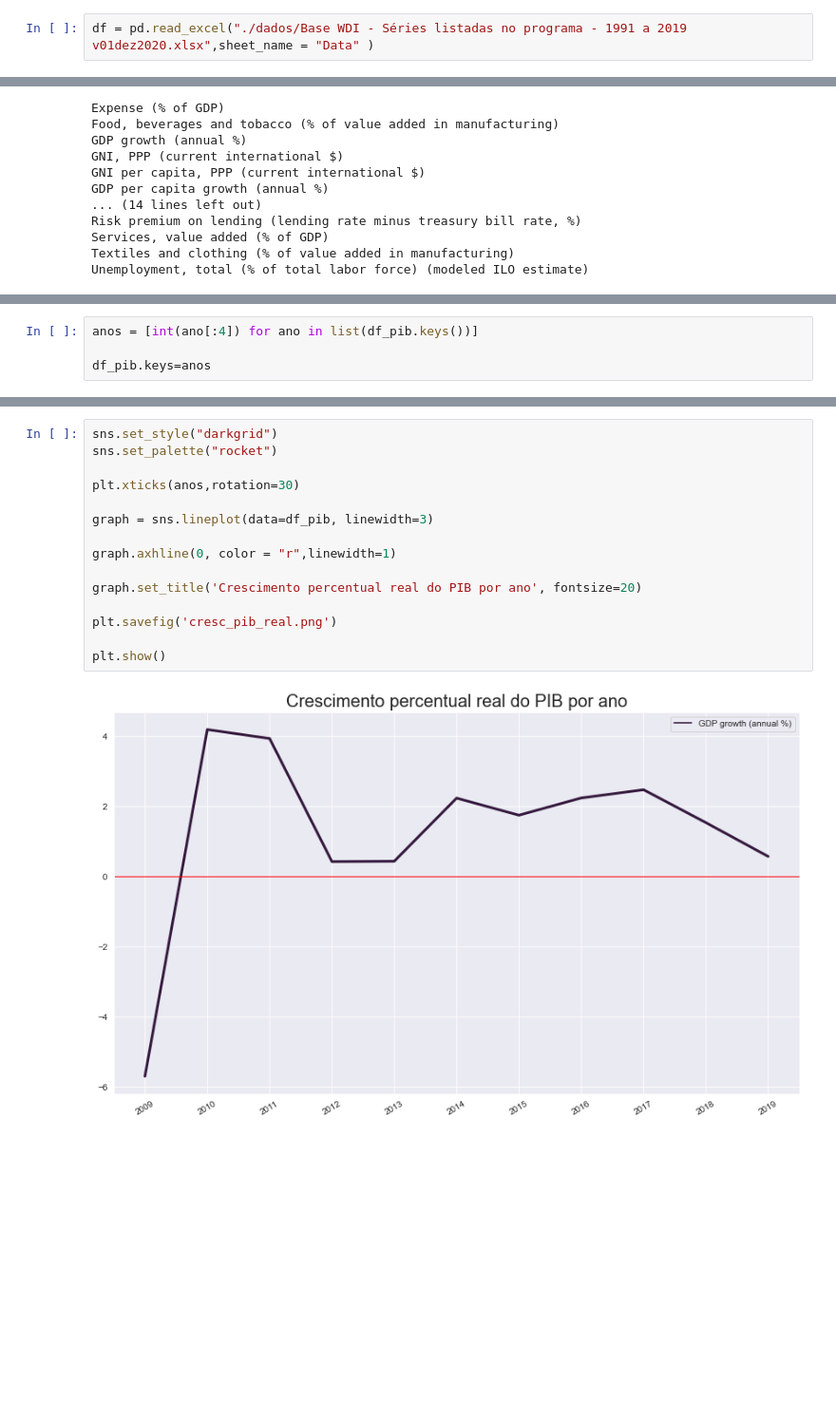
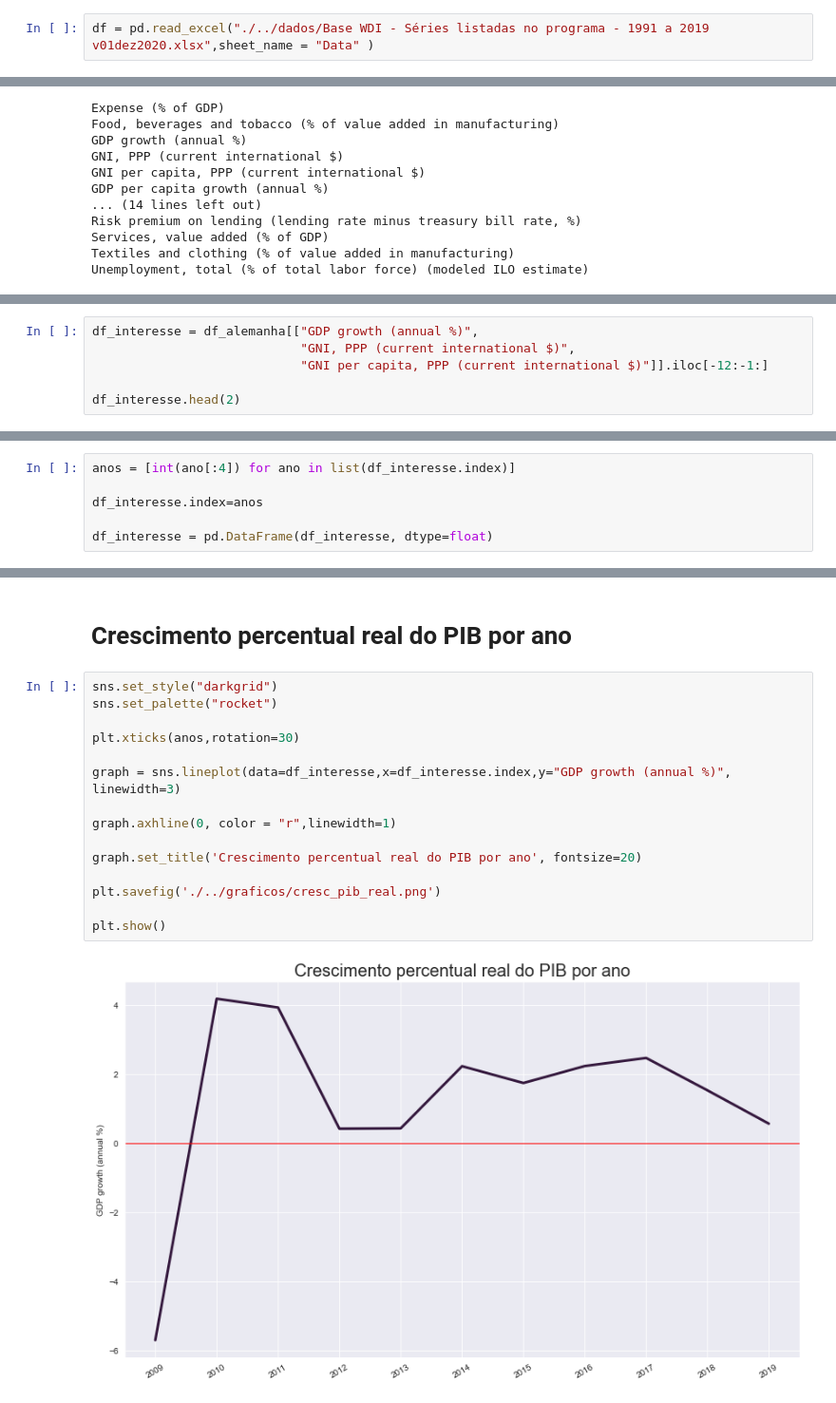
Before and after one commit to rmcnribeiro/T3_ECO-A, a Jupyter notebook: codigos/trabalho_3.ipynb, the cells around one changed output, grey strips where cells are left out. Shown at 95% size. Cells and saved outputs as stored; diff of their text form; blank space fills up the shorter version.

```diff
--- a/codigos/trabalho_3.ipynb
+++ b/codigos/trabalho_3.ipynb
@@ -9,7 +9,7 @@ import seaborn as sns
 
 rcParams['figure.figsize'] = 14,8
 # %%
-df = pd.read_excel("./dados/Base WDI - Séries listadas no programa - 1991 a 2019  v01dez2020.xlsx",sheet_name = "Data" )
+df = pd.read_excel("./../dados/Base WDI - Séries listadas no programa - 1991 a 2019  v01dez2020.xlsx",sheet_name = "Data" )
 # %%
 df.head(2)
 # %% [output]
@@ -51,0 +48,6 @@ df_pib = df_alemanha["GDP growth (annual %)"][-12::][:-1]
+# %%
+df_interesse = df_alemanha[["GDP growth (annual %)",
+                            "GNI, PPP (current international $)",
+                            "GNI per capita, PPP (current international $)"]].iloc[-12:-1:]
+
+df_interesse.head(2)
@@ -52,4 +58,6 @@ df_pib = df_alemanha["GDP growth (annual %)"][-12::][:-1]
 # %%
-anos = [int(ano[:4]) for ano in list(df_pib.keys())]
+anos = [int(ano[:4]) for ano in list(df_interesse.index)]
 
-df_pib.keys=anos
+df_interesse.index=anos
+
+df_interesse = pd.DataFrame(df_interesse, dtype=float)
@@ -75,17 +70,19 @@ Name: GDP growth (annual %), dtype: float64
+# %% [markdown]
+# Crescimento percentual real do PIB por ano
 # %%
 sns.set_style("darkgrid")
 sns.set_palette("rocket")
 
 plt.xticks(anos,rotation=30)
 
-graph = sns.lineplot(data=df_pib, linewidth=3)
+graph = sns.lineplot(data=df_interesse,x=df_interesse.index,y="GDP growth (annual %)", linewidth=3)
 
 graph.axhline(0, color = "r",linewidth=1)
 
 graph.set_title('Crescimento percentual real do PIB por ano', fontsize=20)
 
-plt.savefig('cresc_pib_real.png')
+plt.savefig('./../graficos/cresc_pib_real.png')
 
 plt.show()
 # %% [output]
-[figure, old version]
+[figure, new version]
```
Also changed, not shown: parts of 8 cells of this notebook, 2 other files.
